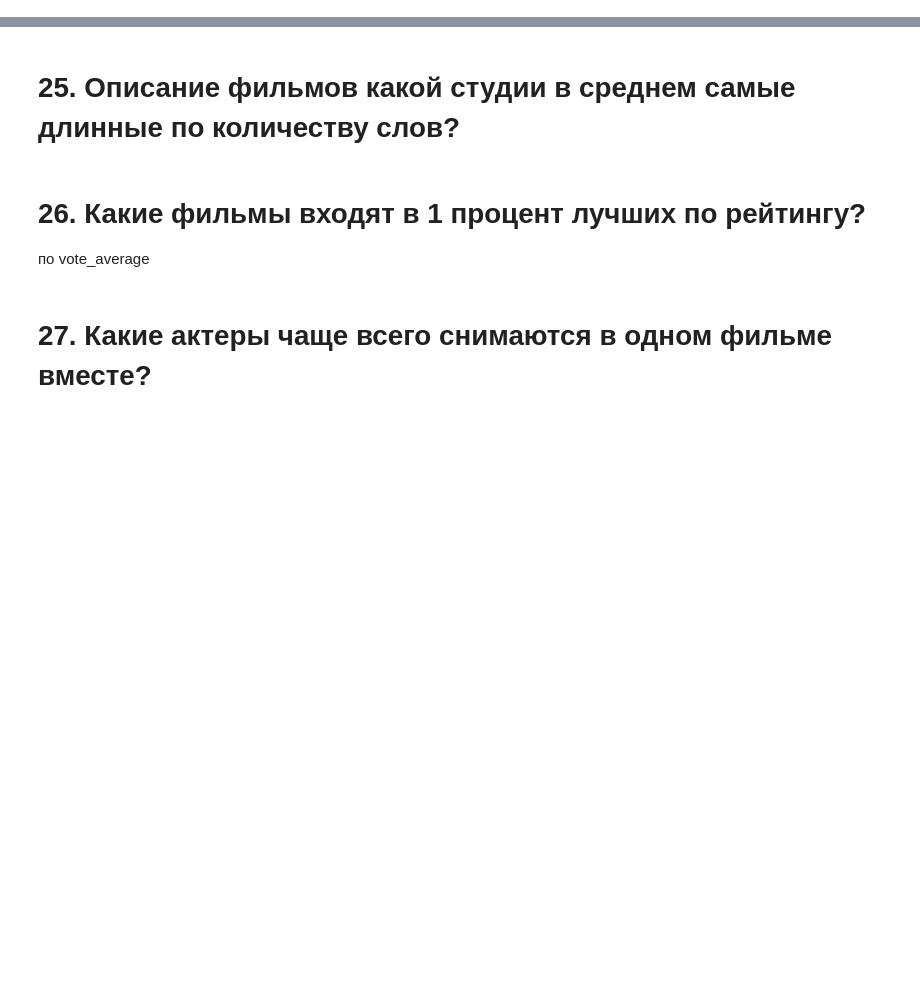
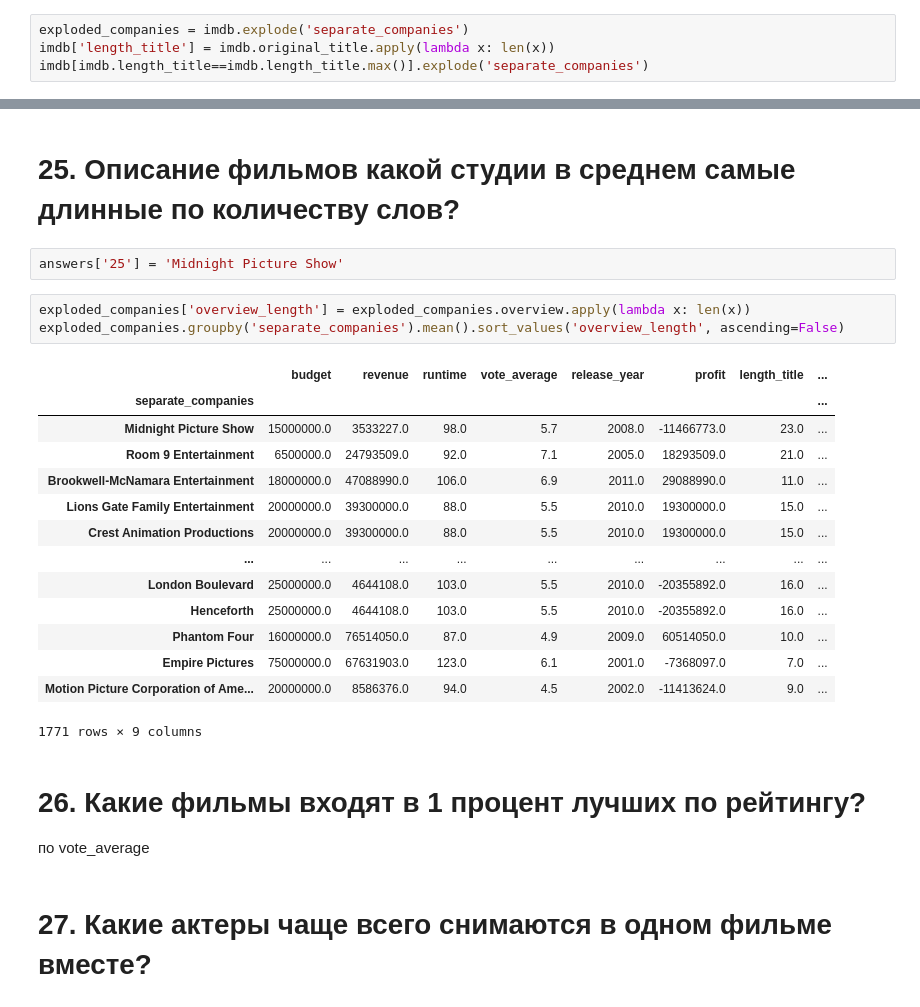
Before and after one commit to novikaj/AlinaProjects, a Jupyter notebook: module_1/Movies_IMBD_v4.1_TEMPLATE .ipynb, the cells around one changed output, grey strips where cells are left out. Drawn from its saved outputs; the diff is of its cells as text; blank space fills up the shorter version.

```diff
--- a/module_1/Movies_IMBD_v4.1_TEMPLATE .ipynb
+++ b/module_1/Movies_IMBD_v4.1_TEMPLATE .ipynb
@@ -277,0 +488,4 @@ SyntaxError: invalid syntax (<ipython-input-198-c73cd1bb2064>, line 1)
+# %%
+exploded_companies = imdb.explode('separate_companies')
+imdb['length_title'] = imdb.original_title.apply(lambda x: len(x))
+imdb[imdb.length_title==imdb.length_title.max()].explode('separate_companies')
@@ -278,5 +496,25 @@ SyntaxError: invalid syntax (<ipython-input-198-c73cd1bb2064>, line 1)
 # %% [markdown]
 # 25. Описание фильмов какой студии в среднем самые длинные по количеству слов?
+# %%
+answers['25'] = 'Midnight Picture Show'
+# %%
+exploded_companies['overview_length'] = exploded_companies.overview.apply(lambda x: len(x))
+exploded_companies.groupby('separate_companies').mean().sort_values('overview_length', ascending=False)
+# %% [output]
+|  | budget | revenue | runtime | vote_average | release_year | profit | length_title | ... |
+| separate_companies |  |  |  |  |  |  |  | ... |
+| Midnight Picture Show | 15000000.0 | 3533227.0 | 98.0 | 5.7 | 2008.0 | -11466773.0 | 23.0 | ... |
+| Room 9 Entertainment | 6500000.0 | 24793509.0 | 92.0 | 7.1 | 2005.0 | 18293509.0 | 21.0 | ... |
+| Brookwell-McNamara Entertainment | 18000000.0 | 47088990.0 | 106.0 | 6.9 | 2011.0 | 29088990.0 | 11.0 | ... |
+| Lions Gate Family Entertainment | 20000000.0 | 39300000.0 | 88.0 | 5.5 | 2010.0 | 19300000.0 | 15.0 | ... |
+| Crest Animation Productions | 20000000.0 | 39300000.0 | 88.0 | 5.5 | 2010.0 | 19300000.0 | 15.0 | ... |
+| ... | ... | ... | ... | ... | ... | ... | ... | ... |
+| London Boulevard | 25000000.0 | 4644108.0 | 103.0 | 5.5 | 2010.0 | -20355892.0 | 16.0 | ... |
+| Henceforth | 25000000.0 | 4644108.0 | 103.0 | 5.5 | 2010.0 | -20355892.0 | 16.0 | ... |
+| Phantom Four | 16000000.0 | 76514050.0 | 87.0 | 4.9 | 2009.0 | 60514050.0 | 10.0 | ... |
+| Empire Pictures | 75000000.0 | 67631903.0 | 123.0 | 6.1 | 2001.0 | -7368097.0 | 7.0 | ... |
+| Motion Picture Corporation of Ame... | 20000000.0 | 8586376.0 | 94.0 | 4.5 | 2002.0 | -11413624.0 | 9.0 | ... |
+1771 rows × 9 columns
 # %% [markdown]
 # 26. Какие фильмы входят в 1 процент лучших по рейтингу?
 по vote_average
```
Also changed, not shown: parts of 47 cells of this notebook.
